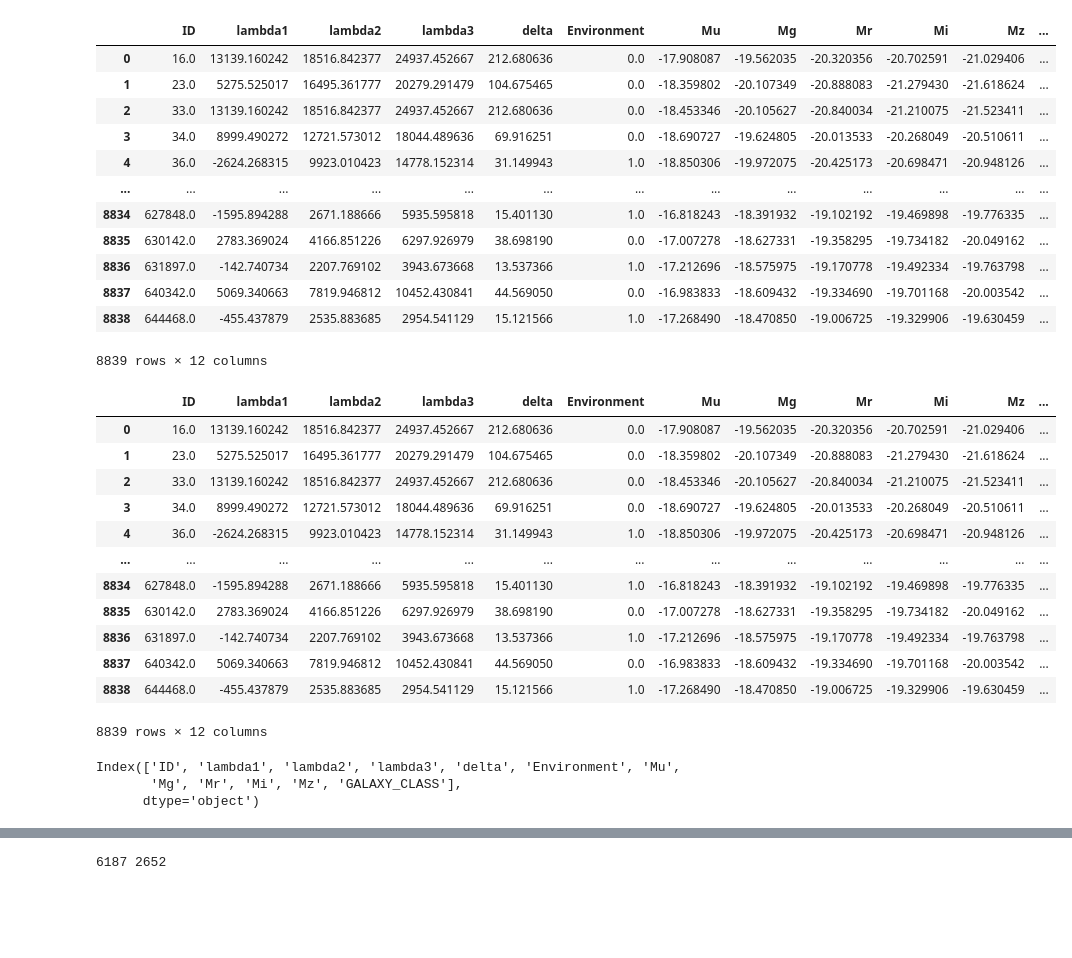
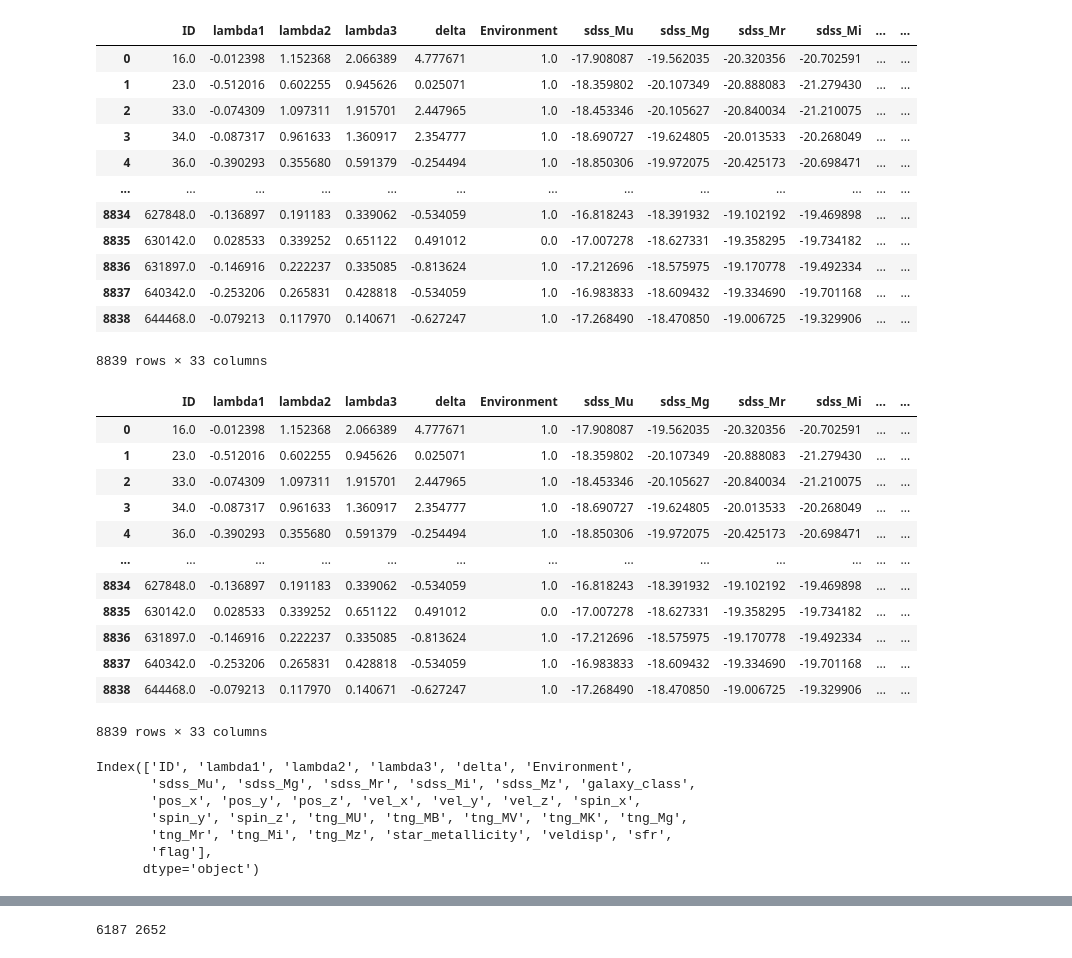
Before and after one commit to jsuarez314/cosmic_web_class, a Jupyter notebook: Classification.ipynb, the cells around one changed output, grey strips where cells are left out. Saved outputs shown, nothing was run; the diff lists cells and outputs as text; code cells hidden in the pictures; blank space fills up the shorter version.

```diff
--- a/Classification.ipynb
+++ b/Classification.ipynb
@@ -11,47 +14,53 @@ import pandas as pd
 import pylab as pl
 import numpy as np
 # %%
-n_grid = 64
+n_grid = 256
 data = pd.read_csv(f'./data/tweb_cw_grid{n_grid}_rcellsize.csv').drop(['Unnamed: 0'], axis=1)
-target = pd.read_csv('./data/stellar_phot.csv').drop(['Unnamed: 0'], axis=1)
+target = pd.read_csv('./data/stellar_sdss_phot.csv').drop(['Unnamed: 0'], axis=1)
+tng_features = pd.read_csv('./data/tng_features.csv').drop(['Unnamed: 0'], axis=1)
 
 df = pd.merge(data,target, on='ID')
+df = pd.merge(df,tng_features, on='ID')
 df
 # %% [output]
-|  | ID | lambda1 | lambda2 | lambda3 | delta | Environment | Mu | Mg | Mr | Mi | Mz | ... |
-| 0 | 16.0 | 13139.160242 | 18516.842377 | 24937.452667 | 212.680636 | 0.0 | -17.908087 | -19.562035 | -20.320356 | -20.702591 | -21.029406 | ... |
-| 1 | 23.0 | 5275.525017 | 16495.361777 | 20279.291479 | 104.675465 | 0.0 | -18.359802 | -20.107349 | -20.888083 | -21.279430 | -21.618624 | ... |
-| 2 | 33.0 | 13139.160242 | 18516.842377 | 24937.452667 | 212.680636 | 0.0 | -18.453346 | -20.105627 | -20.840034 | -21.210075 | -21.523411 | ... |
-| 3 | 34.0 | 8999.490272 | 12721.573012 | 18044.489636 | 69.916251 | 0.0 | -18.690727 | -19.624805 | -20.013533 | -20.268049 | -20.510611 | ... |
-| 4 | 36.0 | -2624.268315 | 9923.010423 | 14778.152314 | 31.149943 | 1.0 | -18.850306 | -19.972075 | -20.425173 | -20.698471 | -20.948126 | ... |
+|  | ID | lambda1 | lambda2 | lambda3 | delta | Environment | sdss_Mu | sdss_Mg | sdss_Mr | sdss_Mi | ... | ... |
+| 0 | 16.0 | -0.012398 | 1.152368 | 2.066389 | 4.777671 | 1.0 | -17.908087 | -19.562035 | -20.320356 | -20.702591 | ... | ... |
+| 1 | 23.0 | -0.512016 | 0.602255 | 0.945626 | 0.025071 | 1.0 | -18.359802 | -20.107349 | -20.888083 | -21.279430 | ... | ... |
+| 2 | 33.0 | -0.074309 | 1.097311 | 1.915701 | 2.447965 | 1.0 | -18.453346 | -20.105627 | -20.840034 | -21.210075 | ... | ... |
+| 3 | 34.0 | -0.087317 | 0.961633 | 1.360917 | 2.354777 | 1.0 | -18.690727 | -19.624805 | -20.013533 | -20.268049 | ... | ... |
+| 4 | 36.0 | -0.390293 | 0.355680 | 0.591379 | -0.254494 | 1.0 | -18.850306 | -19.972075 | -20.425173 | -20.698471 | ... | ... |
 | ... | ... | ... | ... | ... | ... | ... | ... | ... | ... | ... | ... | ... |
-| 8834 | 627848.0 | -1595.894288 | 2671.188666 | 5935.595818 | 15.401130 | 1.0 | -16.818243 | -18.391932 | -19.102192 | -19.469898 | -19.776335 | ... |
-| 8835 | 630142.0 | 2783.369024 | 4166.851226 | 6297.926979 | 38.698190 | 0.0 | -17.007278 | -18.627331 | -19.358295 | -19.734182 | -20.049162 | ... |
-| 8836 | 631897.0 | -142.740734 | 2207.769102 | 3943.673668 | 13.537366 | 1.0 | -17.212696 | -18.575975 | -19.170778 | -19.492334 | -19.763798 | ... |
-| 8837 | 640342.0 | 5069.340663 | 7819.946812 | 10452.430841 | 44.569050 | 0.0 | -16.983833 | -18.609432 | -19.334690 | -19.701168 | -20.003542 | ... |
-| 8838 | 644468.0 | -455.437879 | 2535.883685 | 2954.541129 | 15.121566 | 1.0 | -17.268490 | -18.470850 | -19.006725 | -19.329906 | -19.630459 | ... |
+| 8834 | 627848.0 | -0.136897 | 0.191183 | 0.339062 | -0.534059 | 1.0 | -16.818243 | -18.391932 | -19.102192 | -19.469898 | ... | ... |
+| 8835 | 630142.0 | 0.028533 | 0.339252 | 0.651122 | 0.491012 | 0.0 | -17.007278 | -18.627331 | -19.358295 | -19.734182 | ... | ... |
+| 8836 | 631897.0 | -0.146916 | 0.222237 | 0.335085 | -0.813624 | 1.0 | -17.212696 | -18.575975 | -19.170778 | -19.492334 | ... | ... |
+| 8837 | 640342.0 | -0.253206 | 0.265831 | 0.428818 | -0.534059 | 1.0 | -16.983833 | -18.609432 | -19.334690 | -19.701168 | ... | ... |
+| 8838 | 644468.0 | -0.079213 | 0.117970 | 0.140671 | -0.627247 | 1.0 | -17.268490 | -18.470850 | -19.006725 | -19.329906 | ... | ... |
-8839 rows × 12 columns
+8839 rows × 33 columns
 # %%
 df = df.dropna()
 df
 # %% [output]
-|  | ID | lambda1 | lambda2 | lambda3 | delta | Environment | Mu | Mg | Mr | Mi | Mz | ... |
-| 0 | 16.0 | 13139.160242 | 18516.842377 | 24937.452667 | 212.680636 | 0.0 | -17.908087 | -19.562035 | -20.320356 | -20.702591 | -21.029406 | ... |
-| 1 | 23.0 | 5275.525017 | 16495.361777 | 20279.291479 | 104.675465 | 0.0 | -18.359802 | -20.107349 | -20.888083 | -21.279430 | -21.618624 | ... |
-| 2 | 33.0 | 13139.160242 | 18516.842377 | 24937.452667 | 212.680636 | 0.0 | -18.453346 | -20.105627 | -20.840034 | -21.210075 | -21.523411 | ... |
-| 3 | 34.0 | 8999.490272 | 12721.573012 | 18044.489636 | 69.916251 | 0.0 | -18.690727 | -19.624805 | -20.013533 | -20.268049 | -20.510611 | ... |
-| 4 | 36.0 | -2624.268315 | 9923.010423 | 14778.152314 | 31.149943 | 1.0 | -18.850306 | -19.972075 | -20.425173 | -20.698471 | -20.948126 | ... |
+|  | ID | lambda1 | lambda2 | lambda3 | delta | Environment | sdss_Mu | sdss_Mg | sdss_Mr | sdss_Mi | ... | ... |
+| 0 | 16.0 | -0.012398 | 1.152368 | 2.066389 | 4.777671 | 1.0 | -17.908087 | -19.562035 | -20.320356 | -20.702591 | ... | ... |
+| 1 | 23.0 | -0.512016 | 0.602255 | 0.945626 | 0.025071 | 1.0 | -18.359802 | -20.107349 | -20.888083 | -21.279430 | ... | ... |
+| 2 | 33.0 | -0.074309 | 1.097311 | 1.915701 | 2.447965 | 1.0 | -18.453346 | -20.105627 | -20.840034 | -21.210075 | ... | ... |
+| 3 | 34.0 | -0.087317 | 0.961633 | 1.360917 | 2.354777 | 1.0 | -18.690727 | -19.624805 | -20.013533 | -20.268049 | ... | ... |
+| 4 | 36.0 | -0.390293 | 0.355680 | 0.591379 | -0.254494 | 1.0 | -18.850306 | -19.972075 | -20.425173 | -20.698471 | ... | ... |
 | ... | ... | ... | ... | ... | ... | ... | ... | ... | ... | ... | ... | ... |
-| 8834 | 627848.0 | -1595.894288 | 2671.188666 | 5935.595818 | 15.401130 | 1.0 | -16.818243 | -18.391932 | -19.102192 | -19.469898 | -19.776335 | ... |
-| 8835 | 630142.0 | 2783.369024 | 4166.851226 | 6297.926979 | 38.698190 | 0.0 | -17.007278 | -18.627331 | -19.358295 | -19.734182 | -20.049162 | ... |
-| 8836 | 631897.0 | -142.740734 | 2207.769102 | 3943.673668 | 13.537366 | 1.0 | -17.212696 | -18.575975 | -19.170778 | -19.492334 | -19.763798 | ... |
-| 8837 | 640342.0 | 5069.340663 | 7819.946812 | 10452.430841 | 44.569050 | 0.0 | -16.983833 | -18.609432 | -19.334690 | -19.701168 | -20.003542 | ... |
-| 8838 | 644468.0 | -455.437879 | 2535.883685 | 2954.541129 | 15.121566 | 1.0 | -17.268490 | -18.470850 | -19.006725 | -19.329906 | -19.630459 | ... |
+| 8834 | 627848.0 | -0.136897 | 0.191183 | 0.339062 | -0.534059 | 1.0 | -16.818243 | -18.391932 | -19.102192 | -19.469898 | ... | ... |
+| 8835 | 630142.0 | 0.028533 | 0.339252 | 0.651122 | 0.491012 | 0.0 | -17.007278 | -18.627331 | -19.358295 | -19.734182 | ... | ... |
+| 8836 | 631897.0 | -0.146916 | 0.222237 | 0.335085 | -0.813624 | 1.0 | -17.212696 | -18.575975 | -19.170778 | -19.492334 | ... | ... |
+| 8837 | 640342.0 | -0.253206 | 0.265831 | 0.428818 | -0.534059 | 1.0 | -16.983833 | -18.609432 | -19.334690 | -19.701168 | ... | ... |
+| 8838 | 644468.0 | -0.079213 | 0.117970 | 0.140671 | -0.627247 | 1.0 | -17.268490 | -18.470850 | -19.006725 | -19.329906 | ... | ... |
-8839 rows × 12 columns
+8839 rows × 33 columns
 # %%
 df.keys()
 # %% [output]
-Index(['ID', 'lambda1', 'lambda2', 'lambda3', 'delta', 'Environment', 'Mu',
-       'Mg', 'Mr', 'Mi', 'Mz', 'GALAXY_CLASS'],
+Index(['ID', 'lambda1', 'lambda2', 'lambda3', 'delta', 'Environment',
+       'sdss_Mu', 'sdss_Mg', 'sdss_Mr', 'sdss_Mi', 'sdss_Mz', 'galaxy_class',
+       'pos_x', 'pos_y', 'pos_z', 'vel_x', 'vel_y', 'vel_z', 'spin_x',
+       'spin_y', 'spin_z', 'tng_MU', 'tng_MB', 'tng_MV', 'tng_MK', 'tng_Mg',
+       'tng_Mr', 'tng_Mi', 'tng_Mz', 'star_metallicity', 'veldisp', 'sfr',
+       'flag'],
       dtype='object')
 # %%
```
Also changed, not shown: parts of 19 cells of this notebook, 5 other files.
